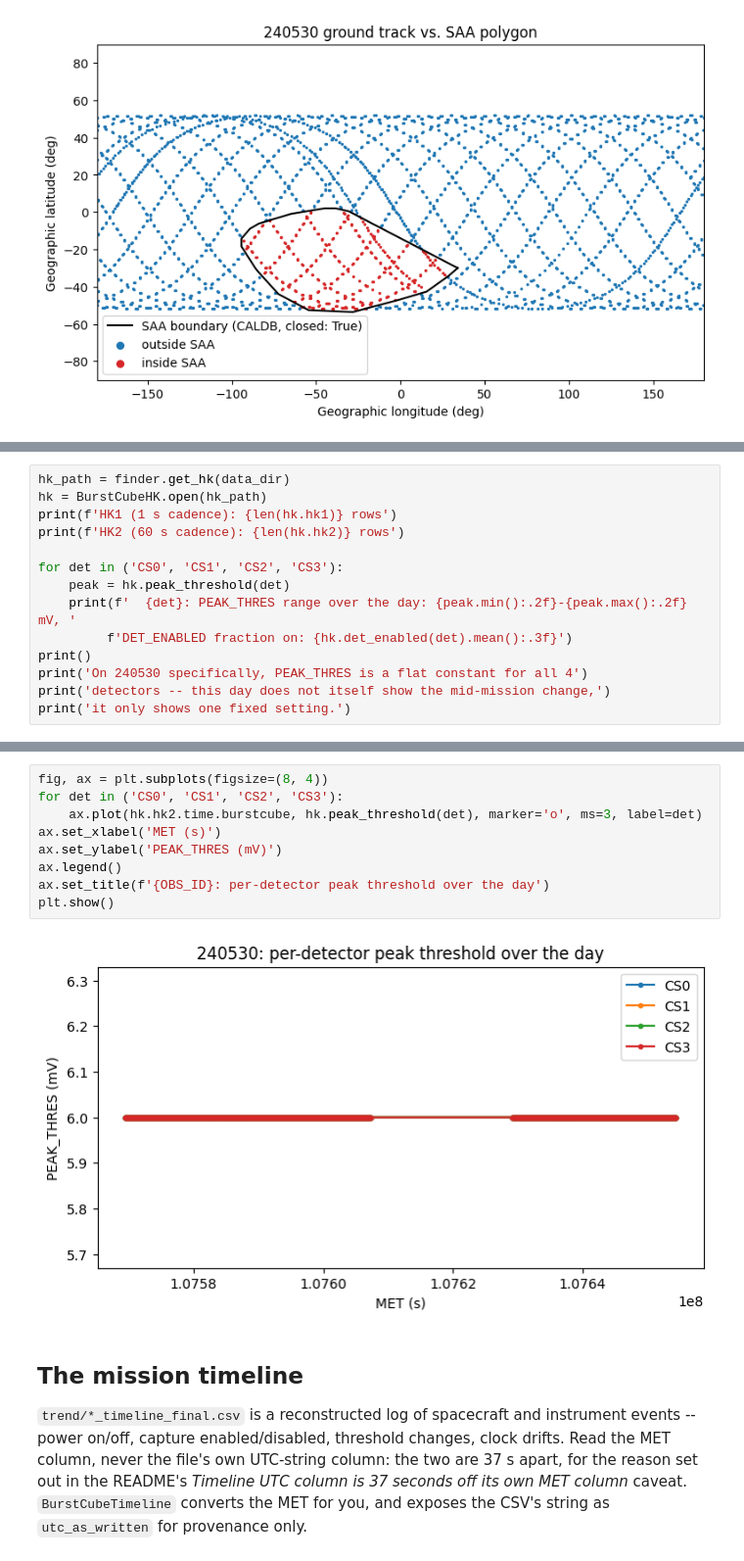
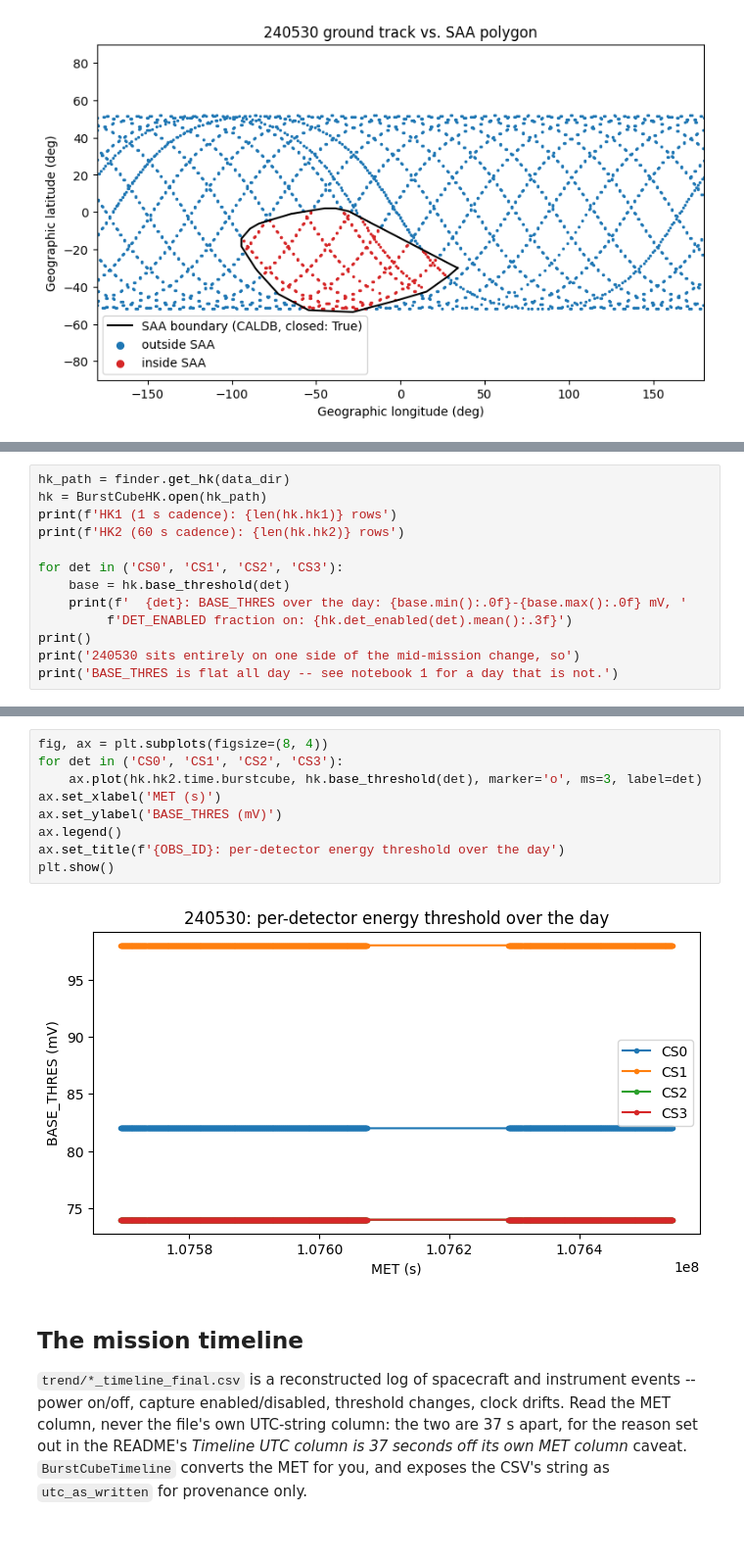
Before and after one commit to israelmcmc-ai/gdt-burstcube, a Jupyter notebook: docs/notebooks/3_ancillary.ipynb, the cells around one changed output, grey strips where cells are left out. Shown at 98% size. Cells and saved outputs as stored; diff of their text form.

```diff
--- a/docs/notebooks/3_ancillary.ipynb
+++ b/docs/notebooks/3_ancillary.ipynb
@@ -295,13 +294,12 @@ print(f'HK1 (1 s cadence): {len(hk.hk1)} rows')
 print(f'HK2 (60 s cadence): {len(hk.hk2)} rows')
 
 for det in ('CS0', 'CS1', 'CS2', 'CS3'):
-    peak = hk.peak_threshold(det)
-    print(f'  {det}: PEAK_THRES range over the day: {peak.min():.2f}-{peak.max():.2f} mV, '
+    base = hk.base_threshold(det)
+    print(f'  {det}: BASE_THRES over the day: {base.min():.0f}-{base.max():.0f} mV, '
          f'DET_ENABLED fraction on: {hk.det_enabled(det).mean():.3f}')
 print()
-print('On 240530 specifically, PEAK_THRES is a flat constant for all 4')
-print('detectors -- this day does not itself show the mid-mission change,')
-print('it only shows one fixed setting.')
+print('240530 sits entirely on one side of the mid-mission change, so')
+print('BASE_THRES is flat all day -- see notebook 1 for a day that is not.')
 # %% [output]
 [interactive output not drawn]
 [interactive output not drawn]
@@ -318,14 +315,14 @@ it only shows one fixed setting.
 # %%
 fig, ax = plt.subplots(figsize=(8, 4))
 for det in ('CS0', 'CS1', 'CS2', 'CS3'):
-    ax.plot(hk.hk2.time.burstcube, hk.peak_threshold(det), marker='o', ms=3, label=det)
+    ax.plot(hk.hk2.time.burstcube, hk.base_threshold(det), marker='o', ms=3, label=det)
 ax.set_xlabel('MET (s)')
-ax.set_ylabel('PEAK_THRES (mV)')
+ax.set_ylabel('BASE_THRES (mV)')
 ax.legend()
-ax.set_title(f'{OBS_ID}: per-detector peak threshold over the day')
+ax.set_title(f'{OBS_ID}: per-detector energy threshold over the day')
 plt.show()
 # %% [output]
-[figure, old version]
+[figure, new version]
 # %% [markdown]
 ## The mission timeline
 
```
Also changed, not shown: parts of 3 cells of this notebook, 6 other files.
